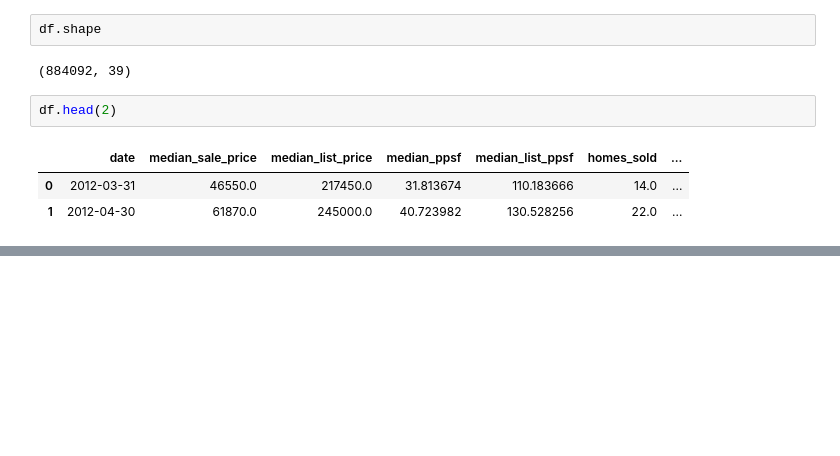
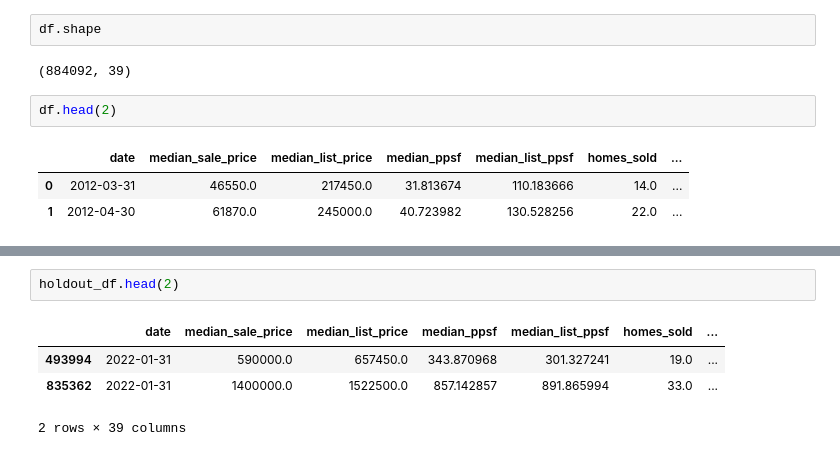
Before and after one commit to Aramys21/House-price-prediction, a Jupyter notebook: notebooks/00_data_split.ipynb, the cells around one changed output, grey strips where cells are left out. Drawn from its saved outputs; the diff is of its cells as text; blank space fills up the shorter version.

```diff
--- a/notebooks/00_data_split.ipynb
+++ b/notebooks/00_data_split.ipynb
@@ -17,0 +96,7 @@ df.head(2)
+# %%
+holdout_df.head(2)
+# %% [output]
+|  | date | median_sale_price | median_list_price | median_ppsf | median_list_ppsf | homes_sold | ... |
+| 493994 | 2022-01-31 | 590000.0 | 657450.0 | 343.870968 | 301.327241 | 19.0 | ... |
+| 835362 | 2022-01-31 | 1400000.0 | 1522500.0 | 857.142857 | 891.865994 | 33.0 | ... |
+2 rows × 39 columns
```
Also changed, not shown: parts of 8 cells of this notebook.
